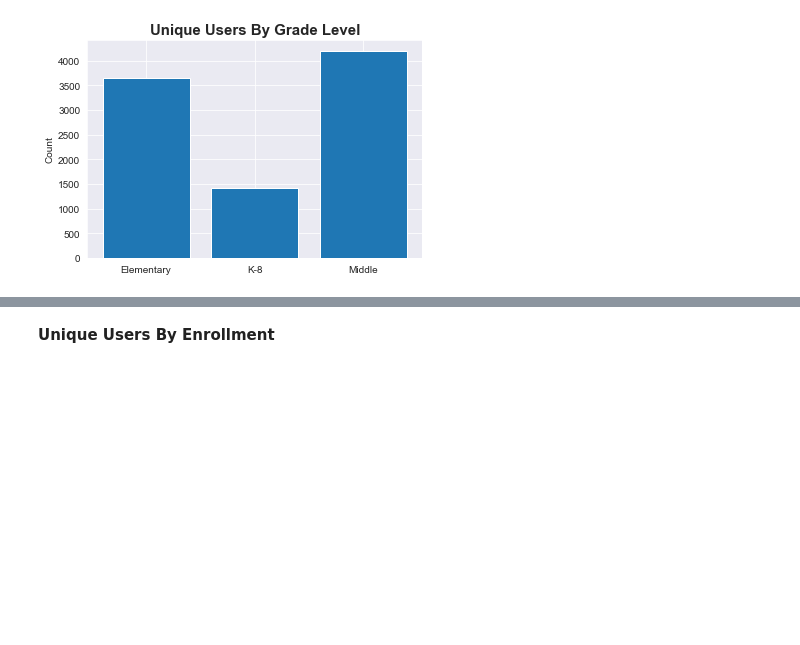
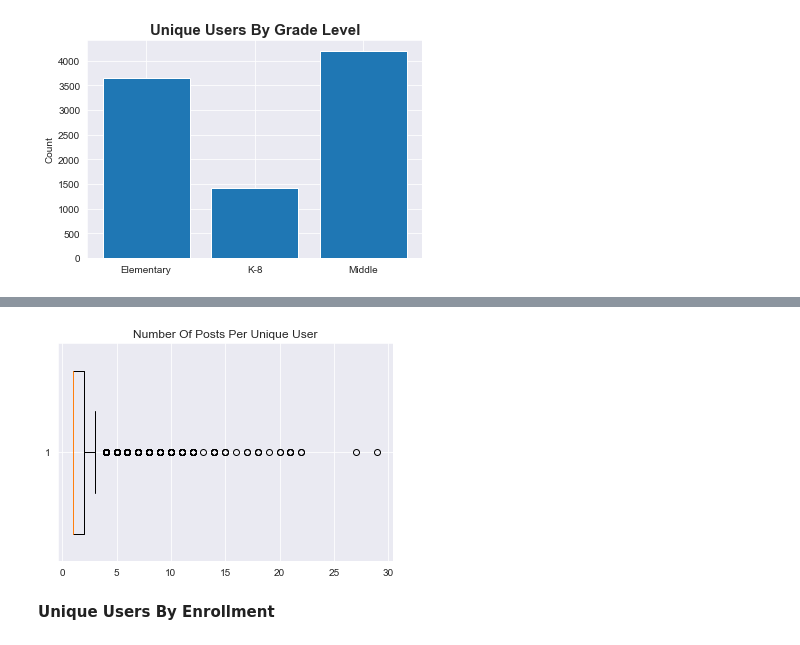
Before and after one commit to kevinmacmat/measuring_community_school_satisfaction, a Jupyter notebook: eda/comments_metadata_eda.ipynb, the cells around one changed output, grey strips where cells are left out. Saved outputs shown, nothing was run; the diff lists cells and outputs as text; code cells hidden in the pictures; blank space fills up the shorter version.

Commit message:
added more eda for visualizing distribution of comments

```diff
--- a/eda/comments_metadata_eda.ipynb
+++ b/eda/comments_metadata_eda.ipynb
@@ -242,0 +271,8 @@ plt.show()
+# %%
+dup = df.username.value_counts()[16:].tolist()
+
+plt.boxplot(dup, vert=False, widths=.75)
+plt.title('Number Of Posts Per Unique User')
+plt.show()
+# %% [output]
+[figure, added]
```
Also changed, not shown: parts of 25 cells of this notebook.
